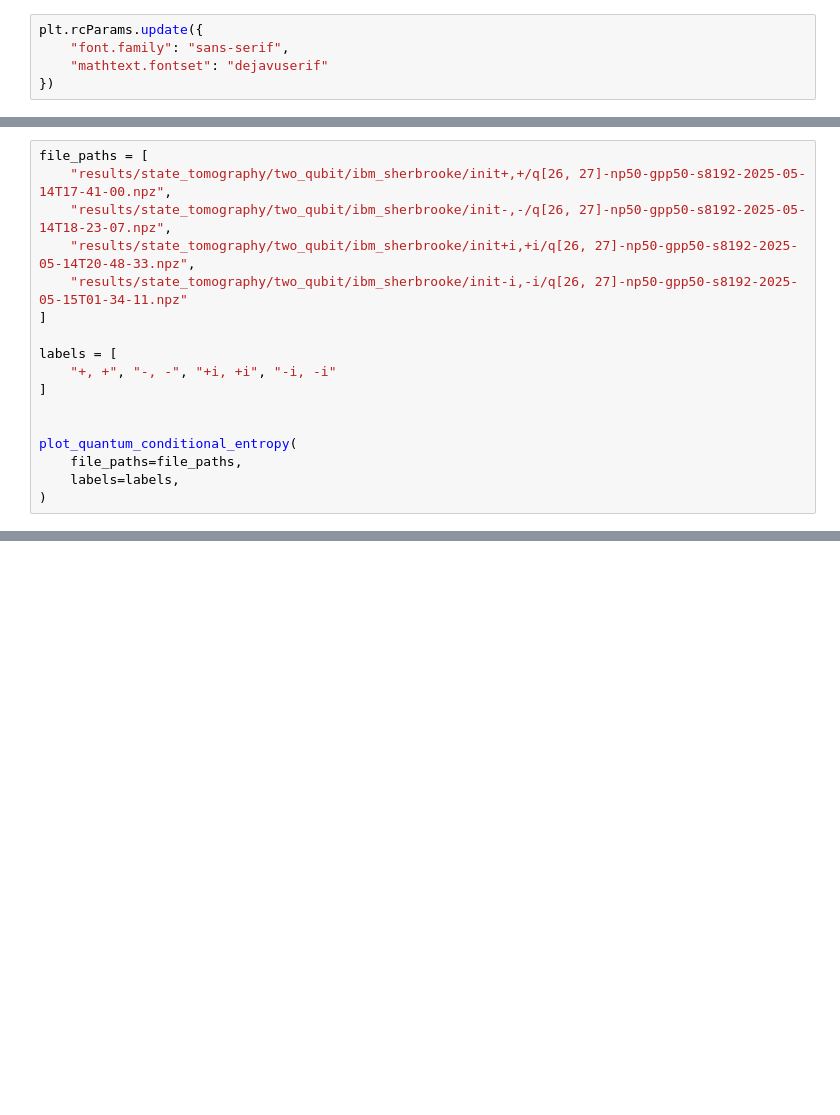
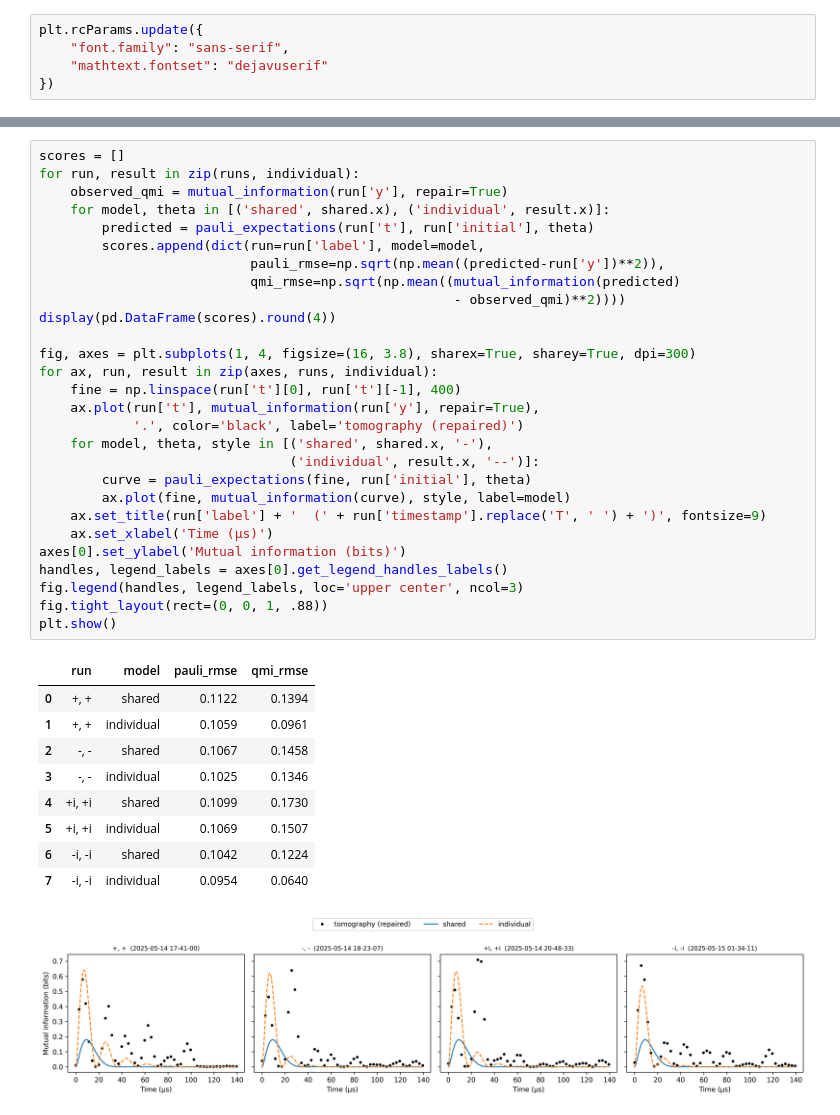
Before and after one commit to chuntse0514/Open-quantum-system-simulation, a Jupyter notebook: notebook/Quantum_mutual_info_visualize.ipynb, the cells around one changed output, grey strips where cells are left out. Saved outputs shown, nothing was run; the diff lists cells and outputs as text; blank space fills up the shorter version.

```diff
--- a/notebook/Quantum_mutual_info_visualize.ipynb
+++ b/notebook/Quantum_mutual_info_visualize.ipynb
@@ -282,17 +156,0 @@ def plot_quantum_conditional_entropy(
-# %%
-file_paths = [
-    "results/state_tomography/two_qubit/ibm_sherbrooke/init+,+/q[26, 27]-np50-gpp50-s8192-2025-05-14T17-41-00.npz",
-    "results/state_tomography/two_qubit/ibm_sherbrooke/init-,-/q[26, 27]-np50-gpp50-s8192-2025-05-14T18-23-07.npz",
-    "results/state_tomography/two_qubit/ibm_sherbrooke/init+i,+i/q[26, 27]-np50-gpp50-s8192-2025-05-14T20-48-33.npz",
-    "results/state_tomography/two_qubit/ibm_sherbrooke/init-i,-i/q[26, 27]-np50-gpp50-s8192-2025-05-15T01-34-11.npz"
-]
-
-labels = [
-    "+, +", "-, -", "+i, +i", "-i, -i"
-]
-
-
-plot_quantum_conditional_entropy(
-    file_paths=file_paths,
-    labels=labels,
-)
@@ -300,0 +305,39 @@ plot_quantum_conditional_entropy(
+# %%
+scores = []
+for run, result in zip(runs, individual):
+    observed_qmi = mutual_information(run['y'], repair=True)
+    for model, theta in [('shared', shared.x), ('individual', result.x)]:
+        predicted = pauli_expectations(run['t'], run['initial'], theta)
+        scores.append(dict(run=run['label'], model=model,
+                           pauli_rmse=np.sqrt(np.mean((predicted-run['y'])**2)),
+                           qmi_rmse=np.sqrt(np.mean((mutual_information(predicted)
+                                                     - observed_qmi)**2))))
+display(pd.DataFrame(scores).round(4))
+
+fig, axes = plt.subplots(1, 4, figsize=(16, 3.8), sharex=True, sharey=True, dpi=300)
+for ax, run, result in zip(axes, runs, individual):
+    fine = np.linspace(run['t'][0], run['t'][-1], 400)
+    ax.plot(run['t'], mutual_information(run['y'], repair=True),
+            '.', color='black', label='tomography (repaired)')
+    for model, theta, style in [('shared', shared.x, '-'),
+                                ('individual', result.x, '--')]:
+        curve = pauli_expectations(fine, run['initial'], theta)
+        ax.plot(fine, mutual_information(curve), style, label=model)
+    ax.set_title(run['label'] + '  (' + run['timestamp'].replace('T', ' ') + ')', fontsize=9)
+    ax.set_xlabel('Time (µs)')
+axes[0].set_ylabel('Mutual information (bits)')
+handles, legend_labels = axes[0].get_legend_handles_labels()
+fig.legend(handles, legend_labels, loc='upper center', ncol=3)
+fig.tight_layout(rect=(0, 0, 1, .88))
+plt.show()
+# %% [output]
+|  | run | model | pauli_rmse | qmi_rmse |
+| 0 | +, + | shared | 0.1122 | 0.1394 |
+| 1 | +, + | individual | 0.1059 | 0.0961 |
+| 2 | -, - | shared | 0.1067 | 0.1458 |
+| 3 | -, - | individual | 0.1025 | 0.1346 |
+| 4 | +i, +i | shared | 0.1099 | 0.1730 |
+| 5 | +i, +i | individual | 0.1069 | 0.1507 |
+| 6 | -i, -i | shared | 0.1042 | 0.1224 |
+| 7 | -i, -i | individual | 0.0954 | 0.0640 |
+[figure, added]
```
Also changed, not shown: parts of 9 cells of this notebook, 32 other files.
